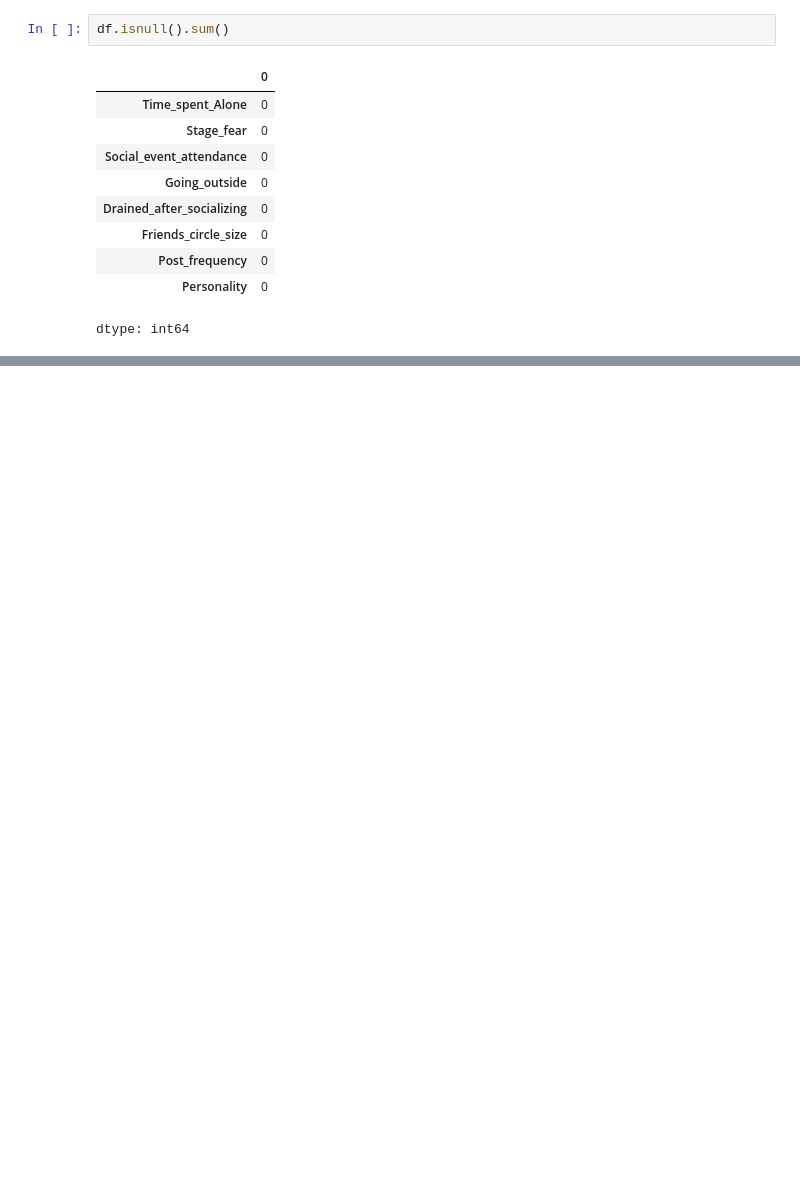
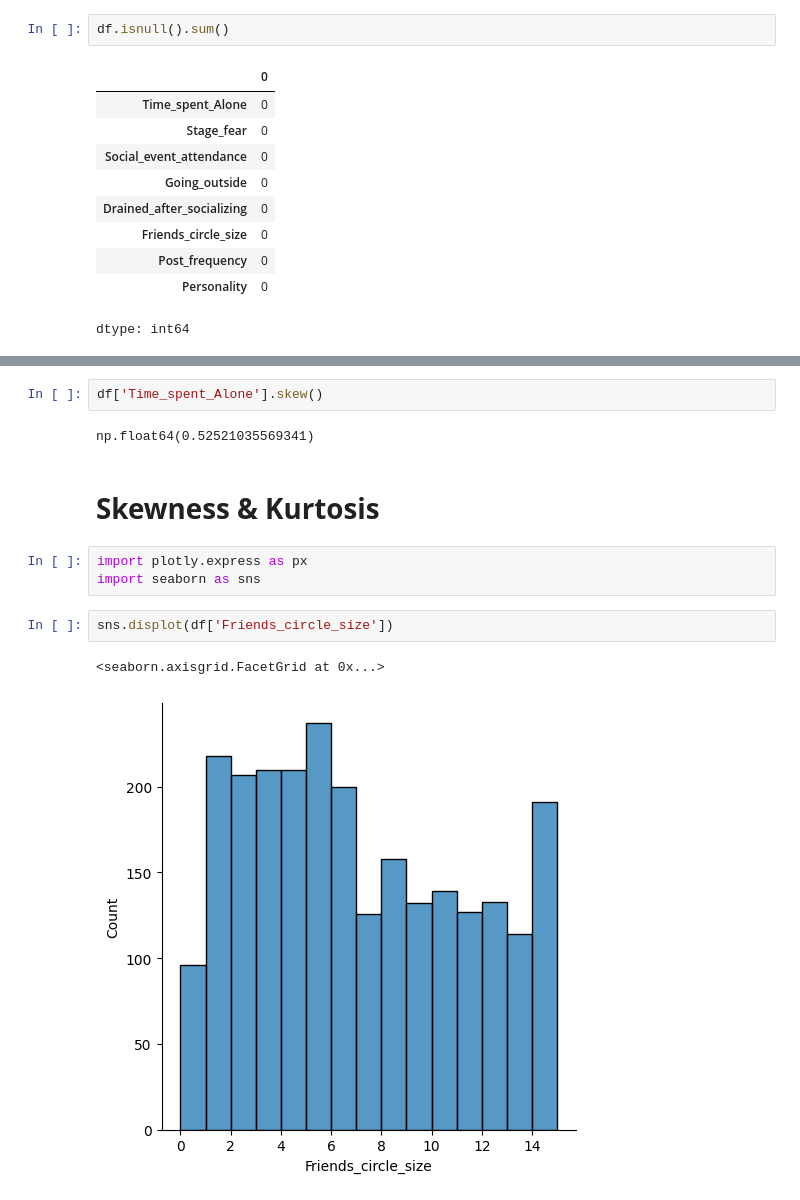
Before and after one commit to VasanthPrakasam/The-Introvert-Extrovert-Behavior-Dataset, a Jupyter notebook: Introvert_v_s_extrovert.ipynb, the cells around one changed output, grey strips where cells are left out. Saved outputs shown, nothing was run; the diff lists cells and outputs as text; blank space fills up the shorter version.

```diff
--- a/Introvert_v_s_extrovert.ipynb
+++ b/Introvert_v_s_extrovert.ipynb
@@ -160,0 +250,14 @@ pd.read_csv('/content/cleaned_personality_dataset.csv')
+# %%
+df['Time_spent_Alone'].skew()
+# %% [output]
+np.float64(0.52521035569341)
+# %% [markdown]
+# **Skewness & Kurtosis**
+# %%
+import plotly.express as px
+import seaborn as sns
+# %%
+sns.displot(df['Friends_circle_size'])
+# %% [output]
+<seaborn.axisgrid.FacetGrid at 0x...>
+[figure, added]
```
Also changed, not shown: parts of 57 cells of this notebook.
